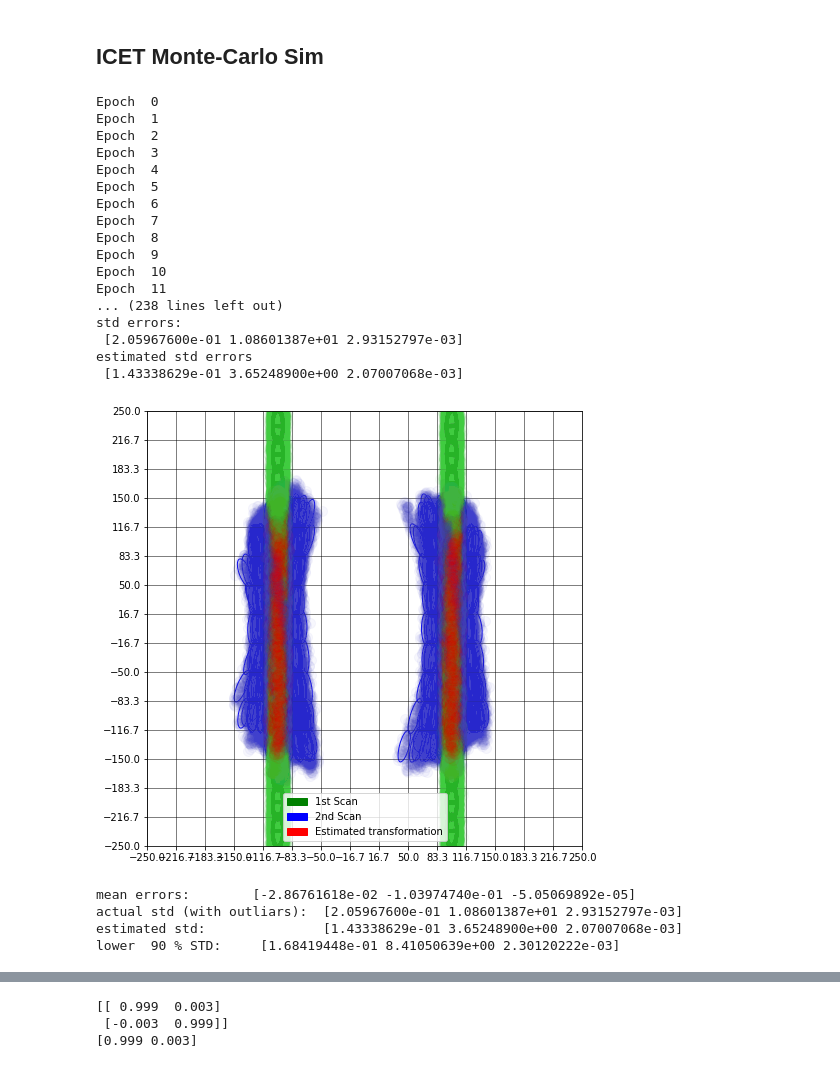
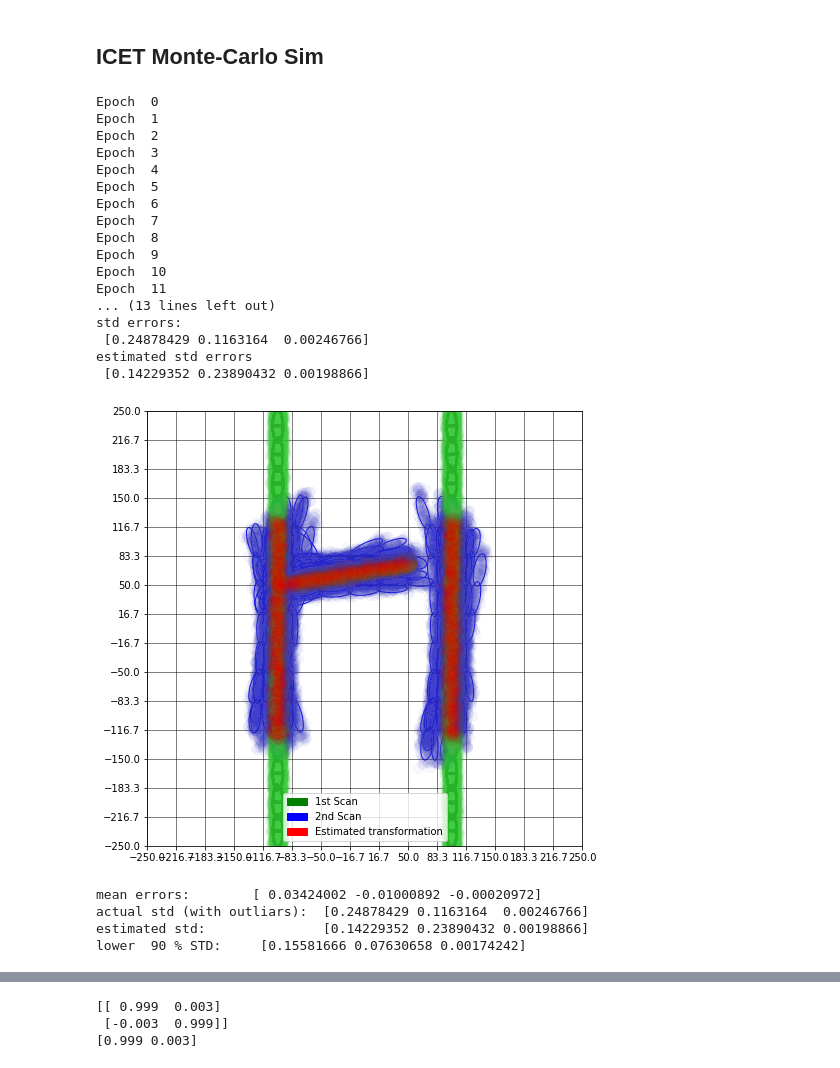
Before and after one commit to mcdermatt/ASAR, a Jupyter notebook: v1/train_network.ipynb, the cells around one changed output, grey strips where cells are left out. Cells and saved outputs as stored; diff of their text form; code cells hidden in the pictures.

```diff
--- a/v1/train_network.ipynb
+++ b/v1/train_network.ipynb
@@ -485,8 +488,8 @@ plt.legend(handles=[green, blue, red])
 # a = int(100*np.random.rand())
 # print(a)
 a = 59 #59 #10 #97 #33 #easy test scans
-fidelity = 10 # [N x N] grid of ellipses
-nc = 100  # number of cycles
+fidelity = 15 # [N x N] grid of ellipses
+nc = 50  # number of cycles
 atd = True #along track demo
 
 r, t, results, x_actual = NDT(dat1[a],dat2[a],fig9,ax9, fid = fidelity,
@@ -528,7 +531,7 @@ red = mpatches.Patch(color='red', label='Estimated transformation')
 plt.legend(handles=[green, blue, red])
 
 a = 59 #59 #10 #97 #33 #easy test scans
-fidelity = 10 # [N x N] grid of ellipses
+fidelity = 15 # [N x N] grid of ellipses
 nc = 100  # number of cycles in each trial
 atd = True #along track demo
 
@@ -725,7 +733,7 @@ plt.legend(handles=[green, blue, red])
 
 
 fidelity = 15     # [N x N] grid of ellipses
-nc = 100    # number of cycles
+nc = 10    # number of cycles
 min_num_pts = 40  # minimum number of points per ellipse #works well with 5 for default
 atd = True #along track demo
 
@@ -806,7 +815,7 @@ nc = 25            # number of cycles
 min_num_pts = 40  # minimum number of points per ellipse #works well with 5 for default
 atd = True        #along track demo
 
-Epochs = 250
+Epochs = 25
 ICET_errors = np.zeros([Epochs,3])
 ICET_estimated_errors = np.zeros([Epochs,3])
 for i in range(Epochs):
@@ -819,37 +828,37 @@ for i in range(Epochs):
 #     print("Q = \n", Q)
     err = X.T + x_actual
 #     print("error: ", err)
     ICET_errors[i,:] = err
 
     #DEBUG: switching up x and y because everything is based off of the minor axis?
 #     ICET_estimated_errors[i,0] = np.sqrt(Q[1,1])
 #     ICET_estimated_errors[i,1] = np.sqrt(Q[0,0])
     ICET_estimated_errors[i,0] = np.sqrt(Q[0,0])
     ICET_estimated_errors[i,1] = np.sqrt(Q[1,1])
     ICET_estimated_errors[i,2] = np.sqrt(Q[2,2])
 
 print("std errors: \n", np.std(ICET_errors, axis = 0))
 print("estimated std errors \n", np.mean(ICET_estimated_errors, axis = 0))
 # print("estimated std errors: \n", np.std(ICET_estimated_errors, axis =0))
 # %% [output]
 Epoch  0
 Epoch  1
 Epoch  2
 Epoch  3
 Epoch  4
 Epoch  5
 Epoch  6
 Epoch  7
 Epoch  8
 Epoch  9
 Epoch  10
 Epoch  11
-... (238 lines left out)
+... (13 lines left out)
 std errors:
- [2.05967600e-01 1.08601387e+01 2.93152797e-03]
+ [0.24878429 0.1163164  0.00246766]
 estimated std errors
- [1.43338629e-01 3.65248900e+00 2.07007068e-03]
+ [0.14229352 0.23890432 0.00198866]
-[figure, old version]
+[figure, new version]
 # %%
 # ICET_errors_no_outliars = ICET_errors[abs(ICET_errors[:,0]) < 3]
 # print(ICET_estimated_errors)
@@ -875,10 +884,10 @@ theta_no_outliars = np.std(ICET_errors[abs(ICET_errors[:,2]) < theta90th, 2 ])
 ans90th = np.array([x_no_outliars, y_no_outliars, theta_no_outliars])
 print("lower ", percentile, "% STD:    ", ans90th          )
 # %% [output]
-mean errors:        [-2.86761618e-02 -1.03974740e-01 -5.05069892e-05]
-actual std (with outliars):  [2.05967600e-01 1.08601387e+01 2.93152797e-03]
-estimated std:               [1.43338629e-01 3.65248900e+00 2.07007068e-03]
-lower  90 % STD:     [1.68419448e-01 8.41050639e+00 2.30120222e-03]
+mean errors:        [ 0.03424002 -0.01000892 -0.00020972]
+actual std (with outliars):  [0.24878429 0.1163164  0.00246766]
+estimated std:               [0.14229352 0.23890432 0.00198866]
+lower  90 % STD:     [0.15581666 0.07630658 0.00174242]
 # %%
 fig13, ax13 = plt.subplots(nrows = 3, ncols =1)
 fig13.subplots_adjust(left = 0.1, right = 0.9, hspace = 0.5, wspace = 0.03)
```
Also changed, not shown: parts of 9 cells of this notebook, 13 other files.
